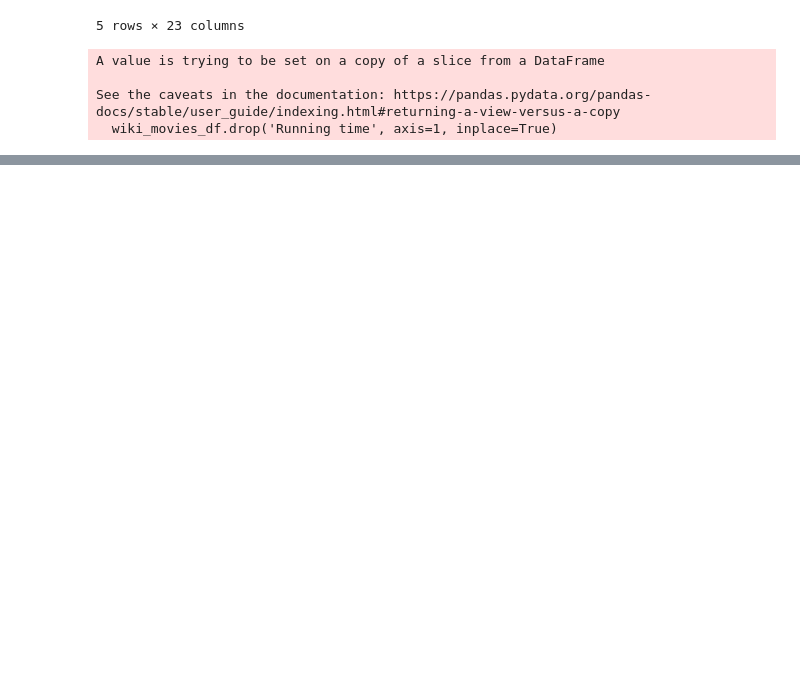
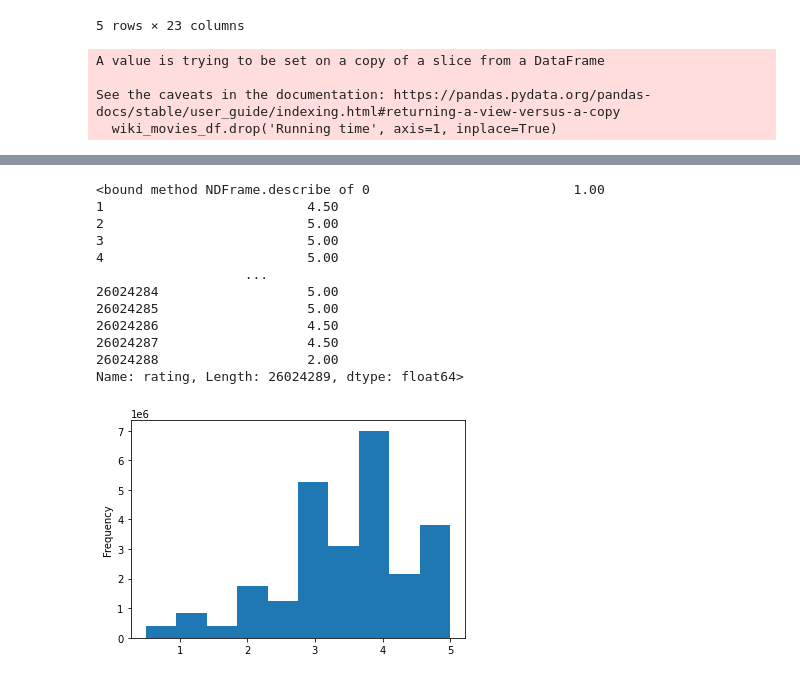
Before and after one commit to jnels4/Movies-ETL, a Jupyter notebook: Movies_ETL.ipynb, the cells around one changed output, grey strips where cells are left out. Drawn from its saved outputs; the diff is of its cells as text; code cells hidden in the pictures; blank space fills up the shorter version.

Commit message:
added ratings data cleaning

```diff
--- a/Movies_ETL.ipynb
+++ b/Movies_ETL.ipynb
@@ -721,0 +822,20 @@ NameError: name 'wiki_movie_df' is not defined
+# %%
+ratings['timestamp'] = pd.to_datetime(ratings['timestamp'], unit='s')
+# %%
+pd.options.display.float_format = '{:20,.2f}'.format
+ratings['rating'].plot(kind='hist')
+ratings['rating'].describe
+# %% [output]
+<bound method NDFrame.describe of 0                          1.00
+1                          4.50
+2                          5.00
+3                          5.00
+4                          5.00
+                   ...
+26024284                   5.00
+26024285                   5.00
+26024286                   4.50
+26024287                   4.50
+26024288                   2.00
+Name: rating, Length: 26024289, dtype: float64>
+[figure, added]
```
Also changed, not shown: parts of 13 cells of this notebook.
